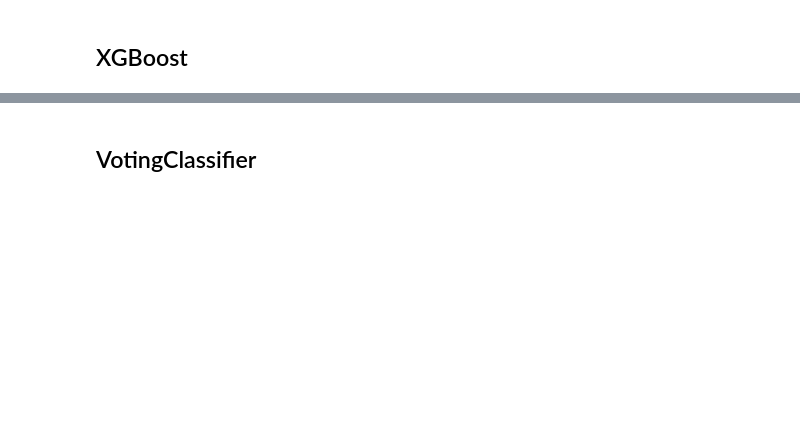
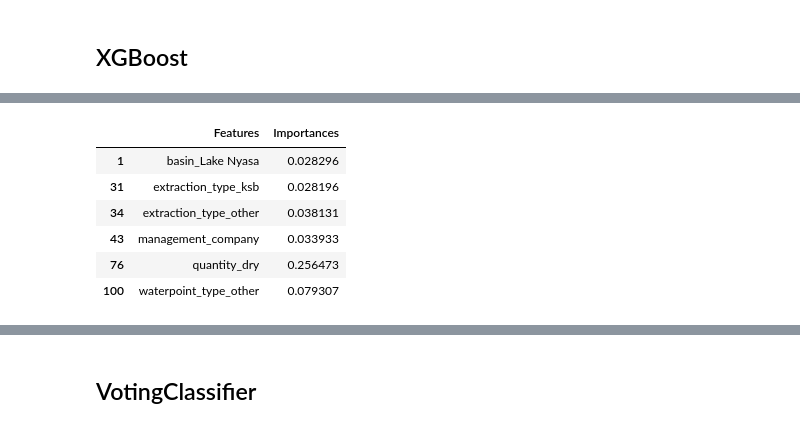
Before and after one commit to ericdnbn/machine_learning_water_pump_data_tanzania, a Jupyter notebook: Soohyun's work.ipynb, the cells around one changed output, grey strips where cells are left out. Saved outputs shown, nothing was run; the diff lists cells and outputs as text; code cells hidden in the pictures; blank space fills up the shorter version.

```diff
--- a/Soohyun's work.ipynb
+++ b/Soohyun's work.ipynb
@@ -657,0 +715,10 @@ Mean Test Score: 0.8377553310886644
+# %%
+feature_importance_df[feature_importance_df['Importances'] > 0.02]
+# %% [output]
+|  | Features | Importances |
+| 1 | basin_Lake Nyasa | 0.028296 |
+| 31 | extraction_type_ksb | 0.028196 |
+| 34 | extraction_type_other | 0.038131 |
+| 43 | management_company | 0.033933 |
+| 76 | quantity_dry | 0.256473 |
+| 100 | waterpoint_type_other | 0.079307 |
```
Also changed, not shown: parts of 46 cells of this notebook.
